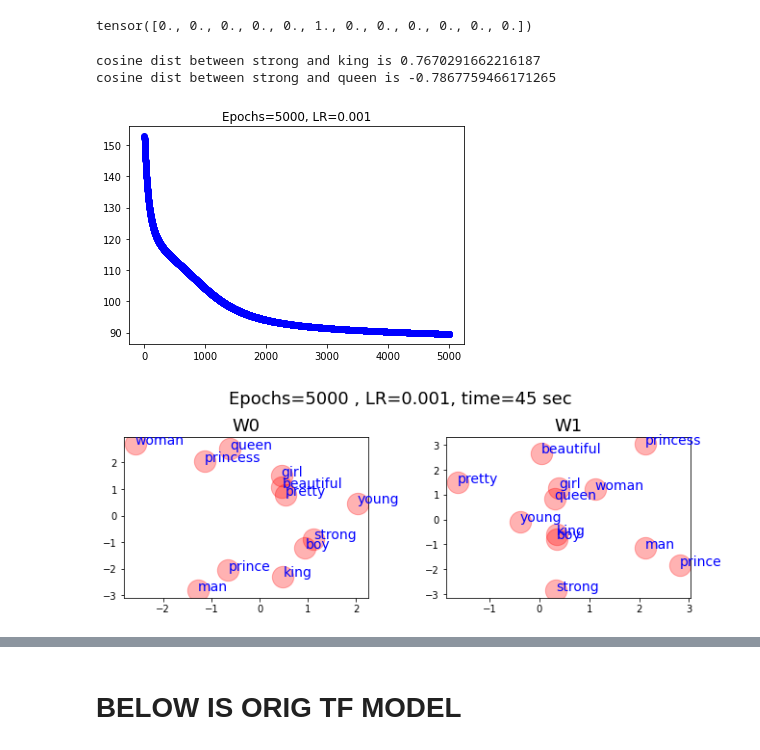
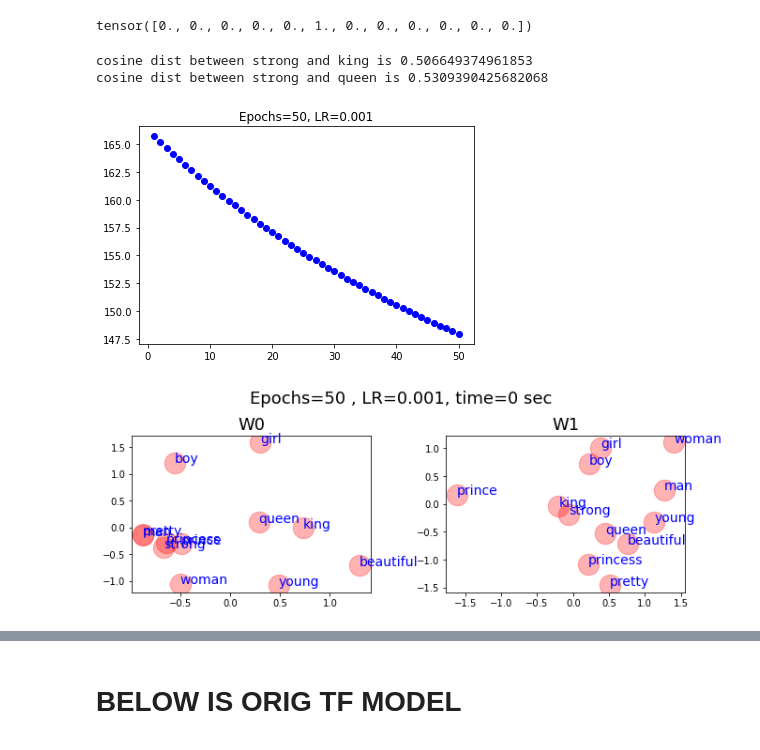
Before and after one commit to ftk1000/w2v_ftk1000, a Jupyter notebook: w2v_pytorch_v2.ipynb, the cells around one changed output, grey strips where cells are left out. Drawn from its saved outputs; the diff is of its cells as text; code cells hidden in the pictures.

```diff
--- a/w2v_pytorch_v2.ipynb
+++ b/w2v_pytorch_v2.ipynb
@@ -38,7 +42,7 @@ def plot_words_v1( vocab, W0, W1, ttl ):
 
   # plot words according to their embedding
   W=W0
-  x1, x2    =    W[:,0], W[:,1]
+  x1, x2    =    W[0,:], W[1,:]
   x_axis_min, x_axis_max = np.min(x1)-get_padding(x1), np.max(x1)+get_padding(x1)
   y_axis_min, y_axis_max = np.min(x2)-get_padding(x2), np.max(x2)+get_padding(x2)
 
@@ -51,7 +55,7 @@ def plot_words_v1( vocab, W0, W1, ttl ):
   ax1.set_title('W0', fontsize=18)
 
   W=W1.transpose()
-  x1, x2    =    W[:,0], W[:,1]
+  x1, x2    =   W[0,:], W[1,:]
   x_axis_min, x_axis_max = np.min(x1)-get_padding(x1), np.max(x1)+get_padding(x1)
   y_axis_min, y_axis_max = np.min(x2)-get_padding(x2), np.max(x2)+get_padding(x2)
 
@@ -184,9 +188,9 @@ number of idx_pairs=52;  first 3 idx_pairs= [[0 1]
 tensor([0., 0., 0., 0., 0., 1., 0., 0., 0., 0., 0., 0.])
 # %%
 embedding_dims = 2
-W1 = Variable(torch.randn(embedding_dims, vocabulary_size).float(), requires_grad=True)
-W2 = Variable(torch.randn(vocabulary_size, embedding_dims).float(), requires_grad=True)
-num_epochs = 5000
+W0 = Variable(torch.randn(embedding_dims, vocabulary_size).float(), requires_grad=True)
+W1 = Variable(torch.randn(vocabulary_size, embedding_dims).float(), requires_grad=True)
+num_epochs = 50
 learning_rate = 0.001
 
 sttime = time.time()
@@ -199,8 +203,8 @@ for epo in range(num_epochs):
         x = Variable(get_input_layer(data)).float()
         y_true = Variable(torch.from_numpy(np.array([target])).long())
 
-        z1 = torch.matmul(W1, x)
-        z2 = torch.matmul(W2, z1)
+        z1 = torch.matmul(W0, x)
+        z2 = torch.matmul(W1, z1)
 
         log_softmax = F.log_softmax(z2, dim=0)
 
@@ -212,40 +216,40 @@ for epo in range(num_epochs):
         loss_val += loss.item()
 
         loss.backward()
+        W0.data -= learning_rate * W0.grad.data
         W1.data -= learning_rate * W1.grad.data
-        W2.data -= learning_rate * W2.grad.data
 
+        W0.grad.data.zero_()
         W1.grad.data.zero_()
-        W2.grad.data.zero_()
     # if epo % 20 == 0:
         # print(f'Loss at epo {epo}: {loss_val/len(idx_pairs)}')
         # print(  'type(loss_val) =' ,type(loss_val)  )
     losslist.append(loss_val)
 
 def similarity_words(word1,word2):
-  v1 = W2[word2idx[word1]]
-  v2 = W2[word2idx[word2]]
+  v1 = W1[word2idx[word1]]
+  v2 = W1[word2idx[word2]]
 
   cos_sim = torch.dot(v1,v2)/(torch.norm(v1)*torch.norm(v2))
   print(f'cosine dist between {word1} and {word2} is {cos_sim}')
   return cos_sim
 
 res=similarity_words(word1='strong', word2='king')
 res=similarity_words(word1='strong', word2='queen')
 
 
 losslist
 epochs = range(1, len(losslist)+1)
 plt.plot(epochs,losslist, 'bo')
 plt.title(f'Epochs={num_epochs}, LR={learning_rate}')
 
 endtime = time.time()
 
 # ttl = f'Epochs={num_epochs} (total={total_epochs}), time={int(endtime-sttime)} sec'
 ttl = f'Epochs={num_epochs} , LR={learning_rate}, time={int(endtime-sttime)} sec'
-plot_words_v1( vocab=vocabulary, W0=W2.cpu().detach().numpy(), W1=W1.cpu().detach().numpy(), ttl=ttl )
+plot_words_v1( vocab=vocabulary, W0=W0.cpu().detach().numpy(), W1=W1.cpu().detach().numpy(), ttl=ttl )
 # %% [output]
-cosine dist between strong and king is 0.7670291662216187
-cosine dist between strong and queen is -0.7867759466171265
+cosine dist between strong and king is 0.506649374961853
+cosine dist between strong and queen is 0.5309390425682068
-[figure, old version]
+[figure, new version]
-[figure, old version]
+[figure, new version]
```
Also changed, not shown: parts of 4 cells of this notebook.
